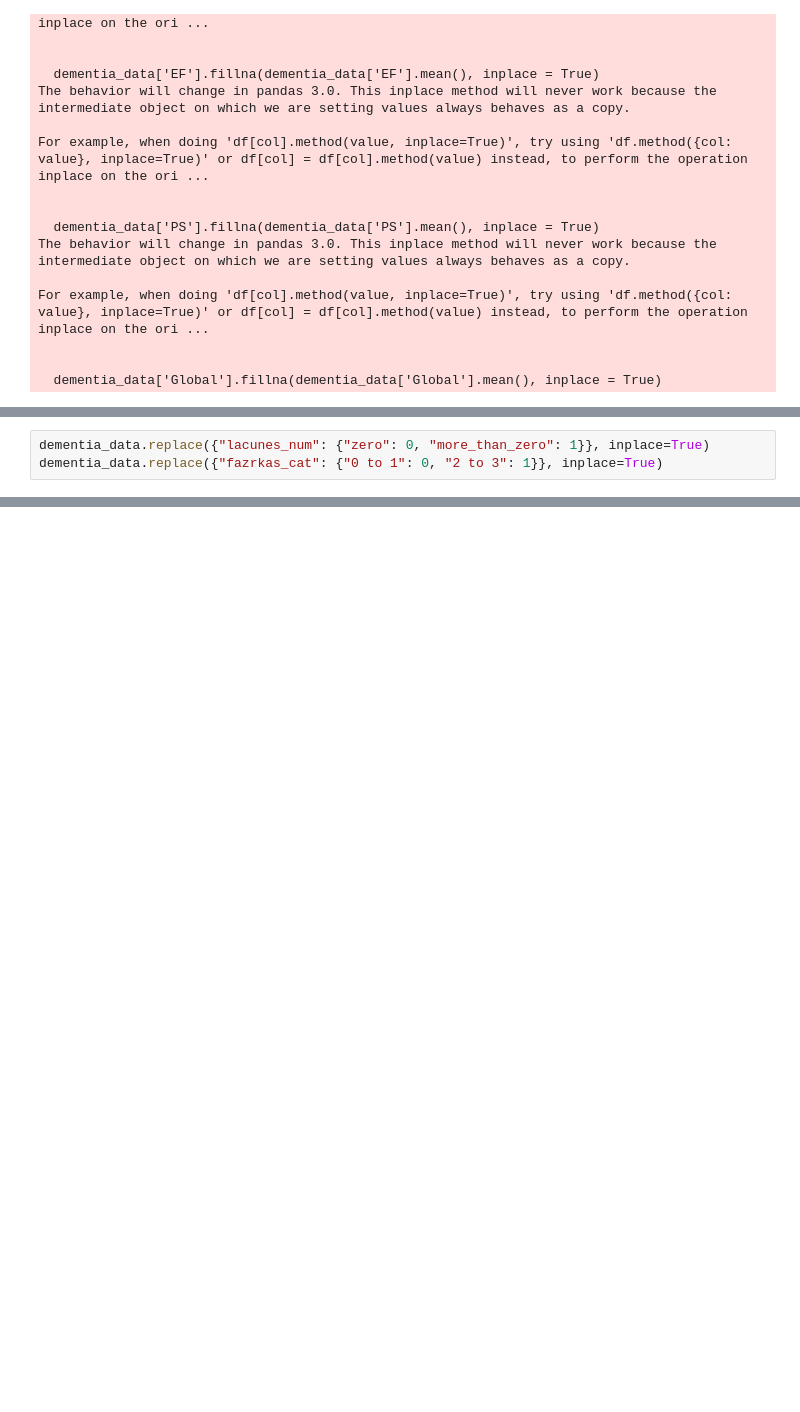
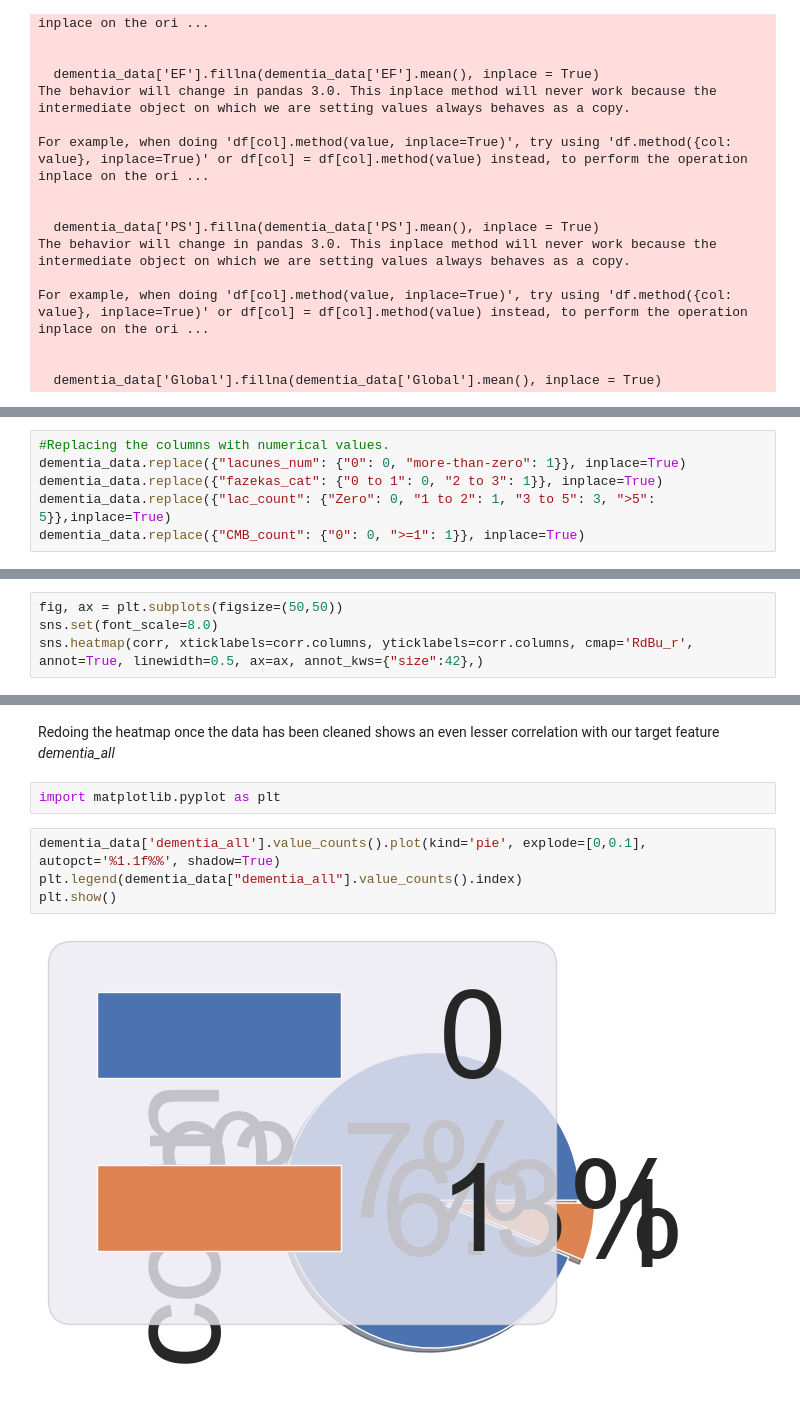
Before and after one commit to simonskodt/big-data-processes, a Jupyter notebook: dementia_project/dementia_analysis.ipynb, the cells around one changed output, grey strips where cells are left out. Saved outputs shown, nothing was run; the diff lists cells and outputs as text; blank space fills up the shorter version.

Commit message:
Did some visualizations and replacing object by int and float

```diff
--- a/dementia_project/dementia_analysis.ipynb
+++ b/dementia_project/dementia_analysis.ipynb
@@ -597,3 +587,6 @@ dtype: int64
 # %%
-dementia_data.replace({"lacunes_num": {"zero": 0, "more_than_zero": 1}}, inplace=True)
-dementia_data.replace({"fazrkas_cat": {"0 to 1": 0, "2 to 3": 1}}, inplace=True)
+#Replacing the columns with numerical values.
+dementia_data.replace({"lacunes_num": {"0": 0, "more-than-zero": 1}}, inplace=True)
+dementia_data.replace({"fazekas_cat": {"0 to 1": 0, "2 to 3": 1}}, inplace=True)
+dementia_data.replace({"lac_count": {"Zero": 0, "1 to 2": 1, "3 to 5": 3, ">5": 5}},inplace=True)
+dementia_data.replace({"CMB_count": {"0": 0, ">=1": 1}}, inplace=True)
@@ -599,0 +652,4 @@ dementia_data.replace({"fazrkas_cat": {"0 to 1": 0, "2 to 3": 1}}, inplace=True)
+# %%
+fig, ax = plt.subplots(figsize=(50,50))
+sns.set(font_scale=8.0)
+sns.heatmap(corr, xticklabels=corr.columns, yticklabels=corr.columns, cmap='RdBu_r', annot=True, linewidth=0.5, ax=ax, annot_kws={"size":42},)
@@ -599,0 +659,10 @@ dementia_data.replace({"fazrkas_cat": {"0 to 1": 0, "2 to 3": 1}}, inplace=True)
+# %% [markdown]
+Redoing the heatmap once the data has been cleaned shows an even lesser correlation with our target feature *dementia_all*
+# %%
+import matplotlib.pyplot as plt
+# %%
+dementia_data['dementia_all'].value_counts().plot(kind='pie', explode=[0,0.1], autopct='%1.1f%%', shadow=True)
+plt.legend(dementia_data["dementia_all"].value_counts().index)
+plt.show()
+# %% [output]
+[figure, added]
```
Also changed, not shown: parts of 21 cells of this notebook.
